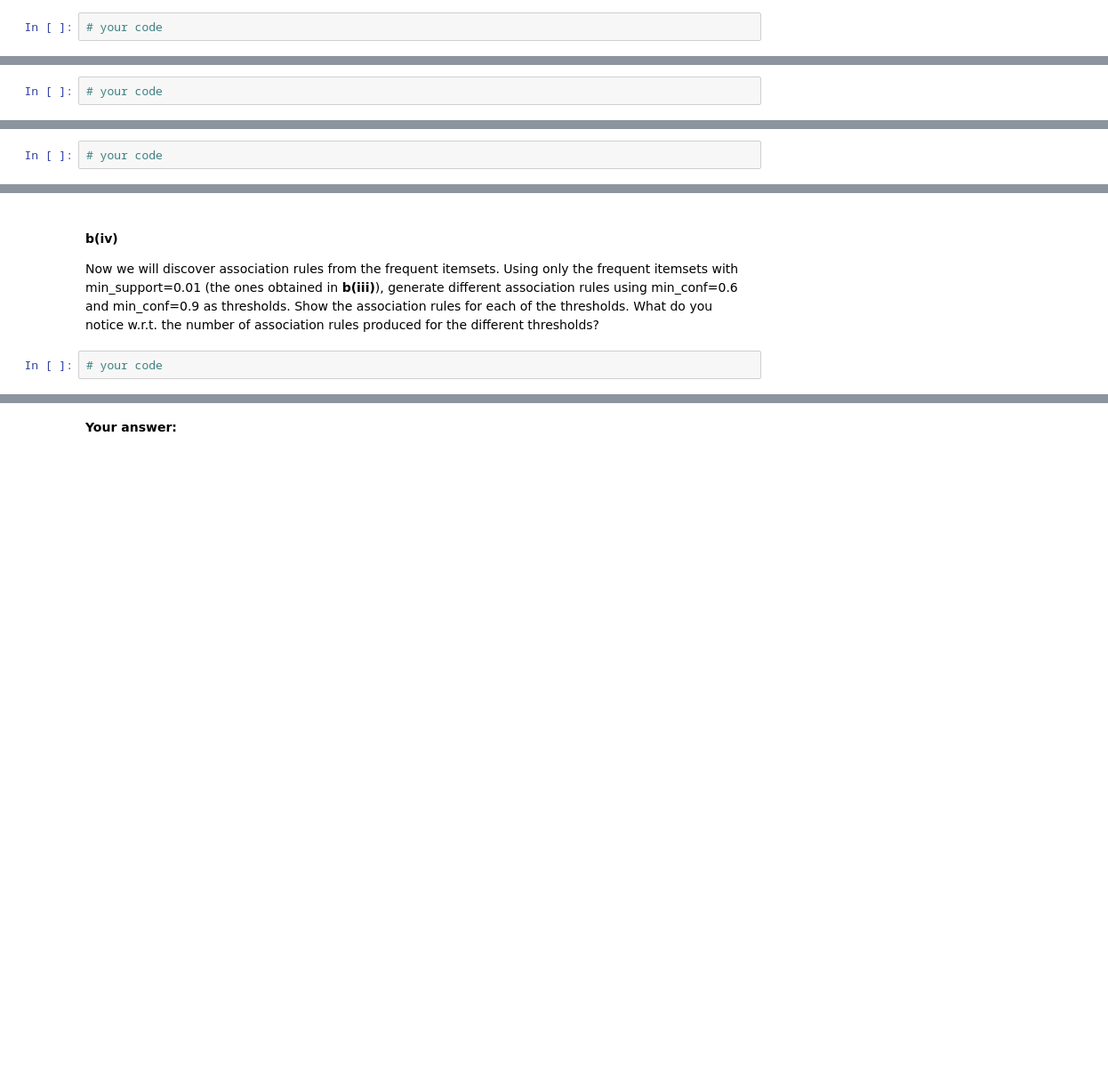
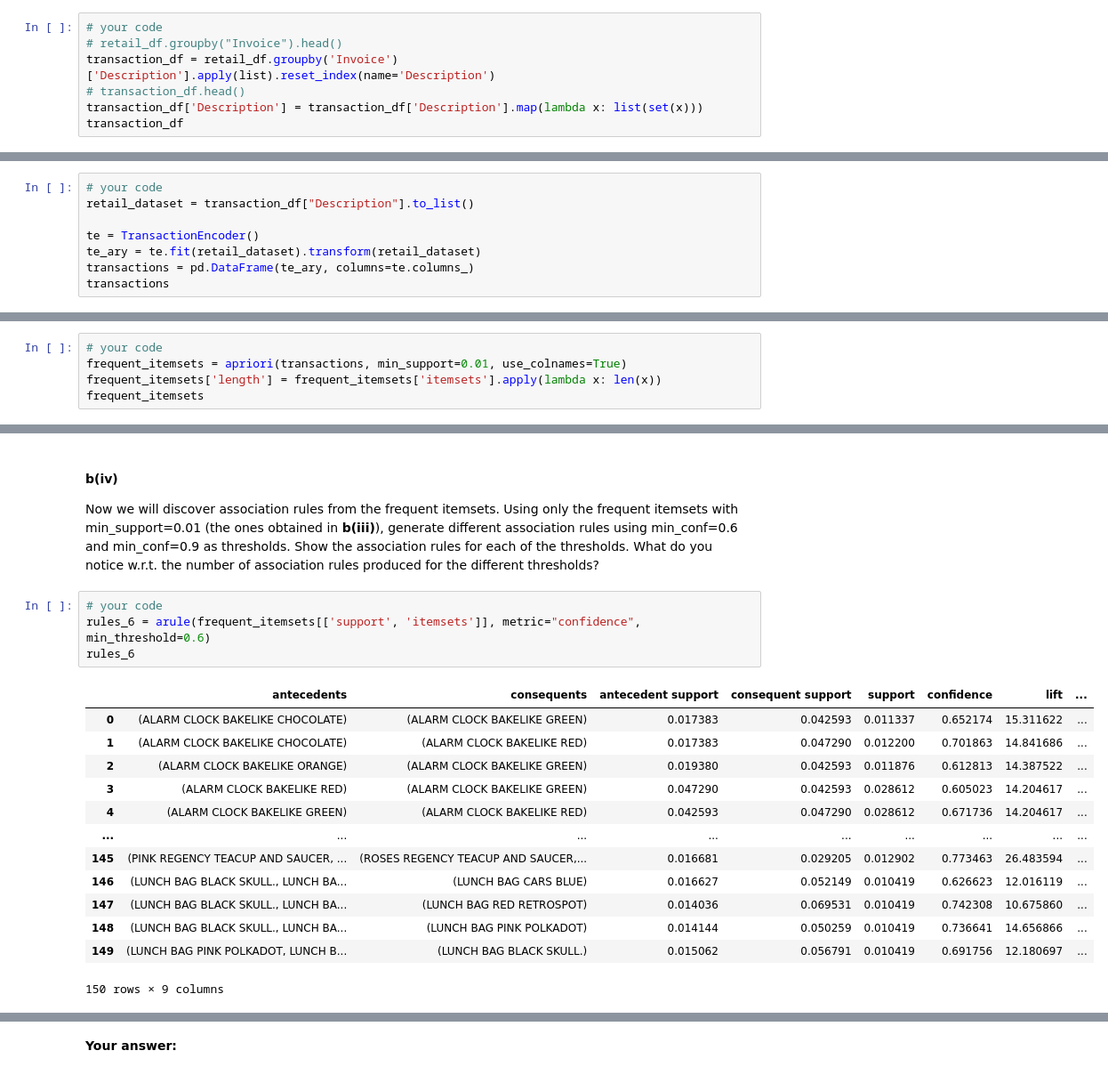
Before and after one commit to drtghosh/intro-to-data-science-assignment, a Jupyter notebook: Assignment2/assignment2.ipynb, the cells around one changed output, grey strips where cells are left out. Shown: that part at 89% size. Drawn from its saved outputs; the diff is of its cells as text; blank space fills up the shorter version.

Commit message:
Frequent Item Update

```diff
--- a/Assignment2/assignment2.ipynb
+++ b/Assignment2/assignment2.ipynb
@@ -309,3 +376,8 @@ Each invoice number in the dataset identifies a unique transaction. There are po
 Create a new dataframe named `transaction_df` with two columns: "Invoice" and "Description". Here the "Invoice" value is the index of the dataframe (the unique number identifying each row) and "Description" is the column containing all items (without duplicates) purchased within the transaction with that invoice number. Display the first few rows of your dataframe. How many rows does the `transaction_df` have?
 # %%
 # your code
+# retail_df.groupby("Invoice").head()
+transaction_df = retail_df.groupby('Invoice')['Description'].apply(list).reset_index(name='Description')
+# transaction_df.head()
+transaction_df['Description'] = transaction_df['Description'].map(lambda x: list(set(x)))
+transaction_df
@@ -318,3 +404,9 @@ Next, we want to compute frequent itemsets and association rules based on the se
 *Hint: Note that your dataframe 'transactions' must contain as many rows as there are invoice numbers and as many columns as there are unique products.*
 # %%
 # your code
+retail_dataset = transaction_df["Description"].to_list()
+
+te = TransactionEncoder()
+te_ary = te.fit(retail_dataset).transform(retail_dataset)
+transactions = pd.DataFrame(te_ary, columns=te.columns_)
+transactions
@@ -323,3 +429,6 @@ Next, we want to compute frequent itemsets and association rules based on the se
 Use the apriori method on `transactions` to obtain all frequent itemsets using min_support=0.01. Display all frequent itemsets that have at least three items. What support count does an itemset have for our case if it satisfies min_support=0.01?
 # %%
 # your code
+frequent_itemsets = apriori(transactions, min_support=0.01, use_colnames=True)
+frequent_itemsets['length'] = frequent_itemsets['itemsets'].apply(lambda x: len(x))
+frequent_itemsets
@@ -330,3 +473,19 @@ Use the apriori method on `transactions` to obtain all frequent itemsets using m
 Now we will discover association rules from the frequent itemsets. Using only the frequent itemsets with min_support=0.01 (the ones obtained in **b(iii)**), generate different association rules using min_conf=0.6 and min_conf=0.9 as thresholds. Show the association rules for each of the thresholds. What do you notice w.r.t. the number of association rules produced for the different thresholds?
 # %%
 # your code
+rules_6 = arule(frequent_itemsets[['support', 'itemsets']], metric="confidence", min_threshold=0.6)
+rules_6
+# %% [output]
+|  | antecedents | consequents | antecedent support | consequent support | support | confidence | lift | ... |
+| 0 | (ALARM CLOCK BAKELIKE CHOCOLATE) | (ALARM CLOCK BAKELIKE GREEN) | 0.017383 | 0.042593 | 0.011337 | 0.652174 | 15.311622 | ... |
+| 1 | (ALARM CLOCK BAKELIKE CHOCOLATE) | (ALARM CLOCK BAKELIKE RED) | 0.017383 | 0.047290 | 0.012200 | 0.701863 | 14.841686 | ... |
+| 2 | (ALARM CLOCK BAKELIKE ORANGE) | (ALARM CLOCK BAKELIKE GREEN) | 0.019380 | 0.042593 | 0.011876 | 0.612813 | 14.387522 | ... |
+| 3 | (ALARM CLOCK BAKELIKE RED) | (ALARM CLOCK BAKELIKE GREEN) | 0.047290 | 0.042593 | 0.028612 | 0.605023 | 14.204617 | ... |
+| 4 | (ALARM CLOCK BAKELIKE GREEN) | (ALARM CLOCK BAKELIKE RED) | 0.042593 | 0.047290 | 0.028612 | 0.671736 | 14.204617 | ... |
+| ... | ... | ... | ... | ... | ... | ... | ... | ... |
+| 145 | (PINK REGENCY TEACUP AND SAUCER, ... | (ROSES REGENCY TEACUP AND SAUCER,... | 0.016681 | 0.029205 | 0.012902 | 0.773463 | 26.483594 | ... |
+| 146 | (LUNCH BAG BLACK SKULL., LUNCH BA... | (LUNCH BAG CARS BLUE) | 0.016627 | 0.052149 | 0.010419 | 0.626623 | 12.016119 | ... |
+| 147 | (LUNCH BAG BLACK SKULL., LUNCH BA... | (LUNCH BAG RED RETROSPOT) | 0.014036 | 0.069531 | 0.010419 | 0.742308 | 10.675860 | ... |
+| 148 | (LUNCH BAG BLACK SKULL., LUNCH BA... | (LUNCH BAG PINK POLKADOT) | 0.014144 | 0.050259 | 0.010419 | 0.736641 | 14.656866 | ... |
+| 149 | (LUNCH BAG PINK POLKADOT, LUNCH B... | (LUNCH BAG BLACK SKULL.) | 0.015062 | 0.056791 | 0.010419 | 0.691756 | 12.180697 | ... |
+150 rows × 9 columns
```
Also changed, not shown: parts of 14 cells of this notebook, 6 other files.
